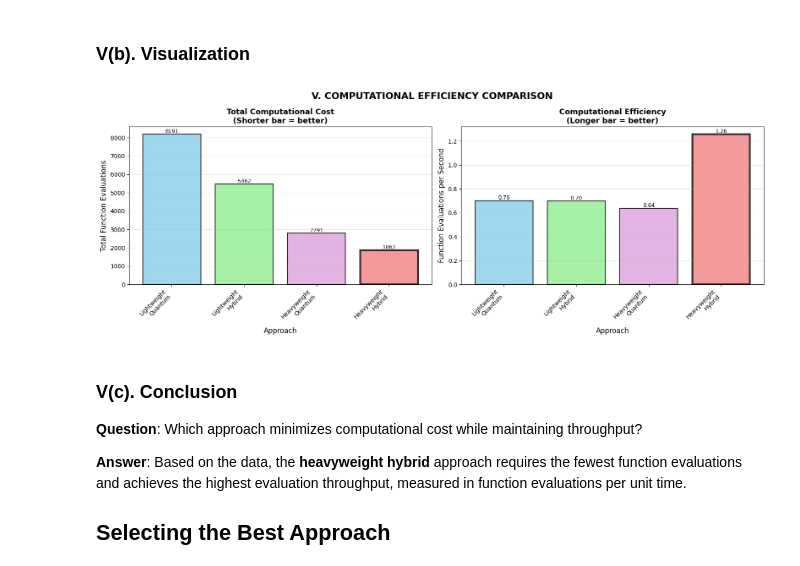
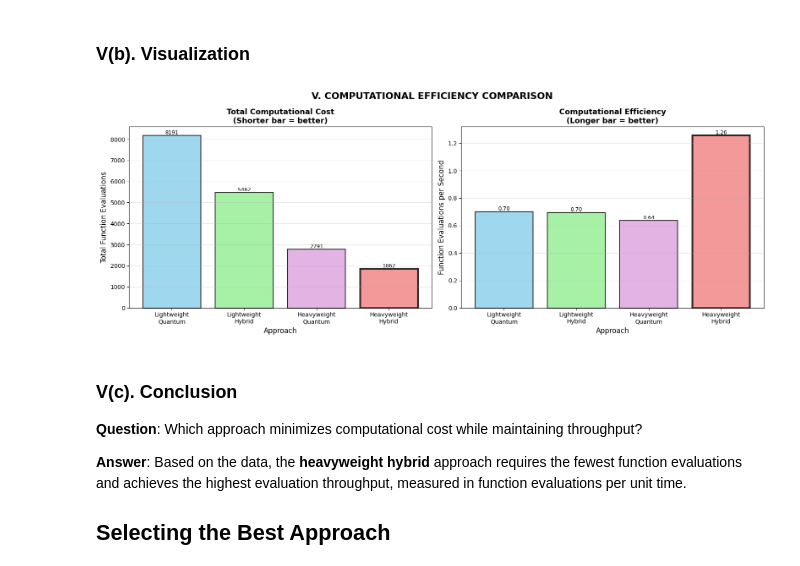
Before and after one commit to lawun330/quantum-portfolio-optimization-remake, a Jupyter notebook: project/approach_analysis.ipynb, the cells around one changed output. Saved outputs shown, nothing was run; the diff lists cells and outputs as text; code cells hidden in the pictures.

Commit message:
Update rotations of xticklabels

```diff
--- a/project/approach_analysis.ipynb
+++ b/project/approach_analysis.ipynb
@@ -766,7 +766,7 @@ axes[0, 0].set_xlabel('Approach', fontsize=11)
 axes[0, 0].set_ylabel('Hamming Distance', fontsize=11)
 axes[0, 0].set_title('Hamming Distance: No Improvement', fontsize=12, fontweight='bold')
 axes[0, 0].set_xticks(x)
-axes[0, 0].set_xticklabels(approach_names, rotation=45, ha='right', fontsize=10)
+axes[0, 0].set_xticklabels(approach_names, rotation=0, ha='center', fontsize=10)
 axes[0, 0].legend(fontsize=10)
 axes[0, 0].grid(True, alpha=0.3)
 
@@ -805,7 +805,7 @@ axes[0, 1].set_xlabel('Approach', fontsize=11)
 axes[0, 1].set_ylabel('|Objective Function Value|', fontsize=11)
 axes[0, 1].set_title('Objective Function: No Improvement\n(Negative values shown as absolute)', fontsize=12, fontweight='bold')
 axes[0, 1].set_xticks(x)
-axes[0, 1].set_xticklabels(approach_names, rotation=45, ha='right', fontsize=10)
+axes[0, 1].set_xticklabels(approach_names, rotation=0, ha='center', fontsize=10)
 axes[0, 1].legend(fontsize=10)
 axes[0, 1].grid(True, alpha=0.3)
 
@@ -844,7 +844,7 @@ axes[1, 0].set_xlabel('Approach', fontsize=11)
 axes[1, 0].set_ylabel('|Relative Gap|', fontsize=11)
 axes[1, 0].set_title('Relative Gap: No Improvement\n(Negative gaps shown as absolute)', fontsize=12, fontweight='bold')
 axes[1, 0].set_xticks(x)
-axes[1, 0].set_xticklabels(approach_names, rotation=45, ha='right', fontsize=10)
+axes[1, 0].set_xticklabels(approach_names, rotation=0, ha='center', fontsize=10)
 axes[1, 0].legend(fontsize=10)
 axes[1, 0].grid(True, alpha=0.3)
 
@@ -879,7 +879,7 @@ axes[1, 1].set_xlabel('Approach', fontsize=11)
 axes[1, 1].set_ylabel('Step 4 Time (seconds)', fontsize=11)
 axes[1, 1].set_title('Local Search Time: Additional Computational Cost', fontsize=12, fontweight='bold')
 axes[1, 1].set_xticks(range(len(approach_names)))
-axes[1, 1].set_xticklabels(approach_names, rotation=45, ha='right', fontsize=10)
+axes[1, 1].set_xticklabels(approach_names, rotation=0, ha='center', fontsize=10)
 axes[1, 1].grid(True, alpha=0.3)
 
 # add value labels on bars (show original values)
@@ -1113,7 +1113,7 @@ axes[0, 0].set_xlabel('Ansatz Type', fontsize=11)
 axes[0, 0].set_ylabel(f'Scaled Difference from Baseline: {quantum_obj_min_rounded} (×{scale_factor_obj})', fontsize=11)
 axes[0, 0].set_title('1. Quantum-only: Objective Function Comparison\n(Longer bar = more negative = better)', fontsize=12, fontweight='bold')
 axes[0, 0].set_xticks(x)
-axes[0, 0].set_xticklabels(ansatz_types_quantum, rotation=45, ha='right', fontsize=10)
+axes[0, 0].set_xticklabels(ansatz_types_quantum, rotation=0, ha='center', fontsize=10)
 axes[0, 0].grid(True, alpha=0.3)
 
 # add value labels on bars (show both scaled and original values)
@@ -1164,7 +1164,7 @@ axes[0, 1].set_xlabel('Ansatz Type', fontsize=11)
 axes[0, 1].set_ylabel(f'Scaled Difference from Baseline: {hybrid_obj_min_rounded} (×{scale_factor_obj})', fontsize=11)
 axes[0, 1].set_title('2. Hybrid: Objective Function Comparison\n(Longer bar = more negative = better)', fontsize=12, fontweight='bold')
 axes[0, 1].set_xticks(x)
-axes[0, 1].set_xticklabels(ansatz_types_hybrid, rotation=45, ha='right', fontsize=10)
+axes[0, 1].set_xticklabels(ansatz_types_hybrid, rotation=0, ha='center', fontsize=10)
 axes[0, 1].grid(True, alpha=0.3)
 
 # add value labels on bars (show both scaled and original values)
@@ -1214,7 +1214,7 @@ axes[1, 0].set_xlabel('Ansatz Type', fontsize=11)
 axes[1, 0].set_ylabel(f'Scaled Difference from Baseline: {quantum_gaps_baseline:.1f} (×{scale_factor_gap})', fontsize=11)
 axes[1, 0].set_title('3. Quantum-only: Relative Gap Comparison\n(Shorter bar = closer to 0 = better)', fontsize=12, fontweight='bold')
 axes[1, 0].set_xticks(x)
-axes[1, 0].set_xticklabels(ansatz_types_quantum, rotation=45, ha='right', fontsize=10)
+axes[1, 0].set_xticklabels(ansatz_types_quantum, rotation=0, ha='center', fontsize=10)
 axes[1, 0].grid(True, alpha=0.3)
 
 # add value labels on bars (show both scaled and original values)
@@ -1264,7 +1264,7 @@ axes[1, 1].set_xlabel('Ansatz Type', fontsize=11)
 axes[1, 1].set_ylabel(f'Scaled Difference from Baseline: {hybrid_gaps_baseline:.1f} (×{scale_factor_gap})', fontsize=11)
 axes[1, 1].set_title('4. Hybrid: Relative Gap Comparison\n(Shorter bar = closer to 0 = better)', fontsize=12, fontweight='bold')
 axes[1, 1].set_xticks(x)
-axes[1, 1].set_xticklabels(ansatz_types_hybrid, rotation=45, ha='right', fontsize=10)
+axes[1, 1].set_xticklabels(ansatz_types_hybrid, rotation=0, ha='center', fontsize=10)
 axes[1, 1].grid(True, alpha=0.3)
 
 # add value labels on bars (show both scaled and original values)
@@ -1451,7 +1451,7 @@ axes[1].set_xlabel('Approach', fontsize=12)
 axes[1].set_ylabel('Efficiency Score (quality per unit time)', fontsize=12)
 axes[1].set_title('Efficiency Comparison\n(Longer bar = better)', fontsize=13, fontweight='bold')
 axes[1].set_xticks(x)
-axes[1].set_xticklabels(experiment_names, rotation=45, ha='right', fontsize=10)
+axes[1].set_xticklabels(experiment_names, rotation=0, ha='center', fontsize=10)
 axes[1].grid(True, alpha=0.3, axis='y')
 
 # add value labels on bars (show original values)
@@ -1584,7 +1584,7 @@ axes[0].set_xlabel('Approach', fontsize=12)
 axes[0].set_ylabel('Total Function Evaluations', fontsize=12)
 axes[0].set_title('Total Computational Cost\n(Shorter bar = better)', fontsize=13, fontweight='bold')
 axes[0].set_xticks(x)
-axes[0].set_xticklabels(experiment_names, rotation=45, ha='right', fontsize=10)
+axes[0].set_xticklabels(experiment_names, rotation=0, ha='center', fontsize=10)
 axes[0].grid(True, alpha=0.3, axis='y')
 
 # add value labels on bars (show original values)
@@ -1598,35 +1598,35 @@ best_idx = np.argmin(total_fx_evals)
 bars1[best_idx].set_edgecolor('black')
 bars1[best_idx].set_linewidth(3)
 
 ######################################################################################
 # plot 2: function evaluations per unit time
 
 bars2 = axes[1].bar(x, evaluation_throughput, color=colors, alpha=0.8, edgecolor='black', linewidth=1.5)
 
 axes[1].set_xlabel('Approach', fontsize=12)
 axes[1].set_ylabel('Function Evaluations per Second', fontsize=12)
 axes[1].set_title('Computational Efficiency\n(Longer bar = better)', fontsize=13, fontweight='bold')
 axes[1].set_xticks(x)
-axes[1].set_xticklabels(experiment_names, rotation=45, ha='right', fontsize=10)
+axes[1].set_xticklabels(experiment_names, rotation=0, ha='center', fontsize=10)
 axes[1].grid(True, alpha=0.3, axis='y')
 
 # add value labels on bars (show original values)
 for bar, val in zip(bars2, evaluation_throughput):
     height = bar.get_height()
     axes[1].text(bar.get_x() + bar.get_width()/2., height,
                 f'{val:.2f}', ha='center', va='bottom', fontsize=9)
 
 # highlight best approach
 best_idx = np.argmax(evaluation_throughput)
 bars2[best_idx].set_edgecolor('black')
 bars2[best_idx].set_linewidth(3)
 
 ######################################################################################
 
 plt.tight_layout()
 plt.show()
 # %% [output]
-[figure, old version]
+[figure, new version]
 # %% [markdown]
 ### V(c). Conclusion
 
```
Also changed, not shown: parts of 3 cells of this notebook.
